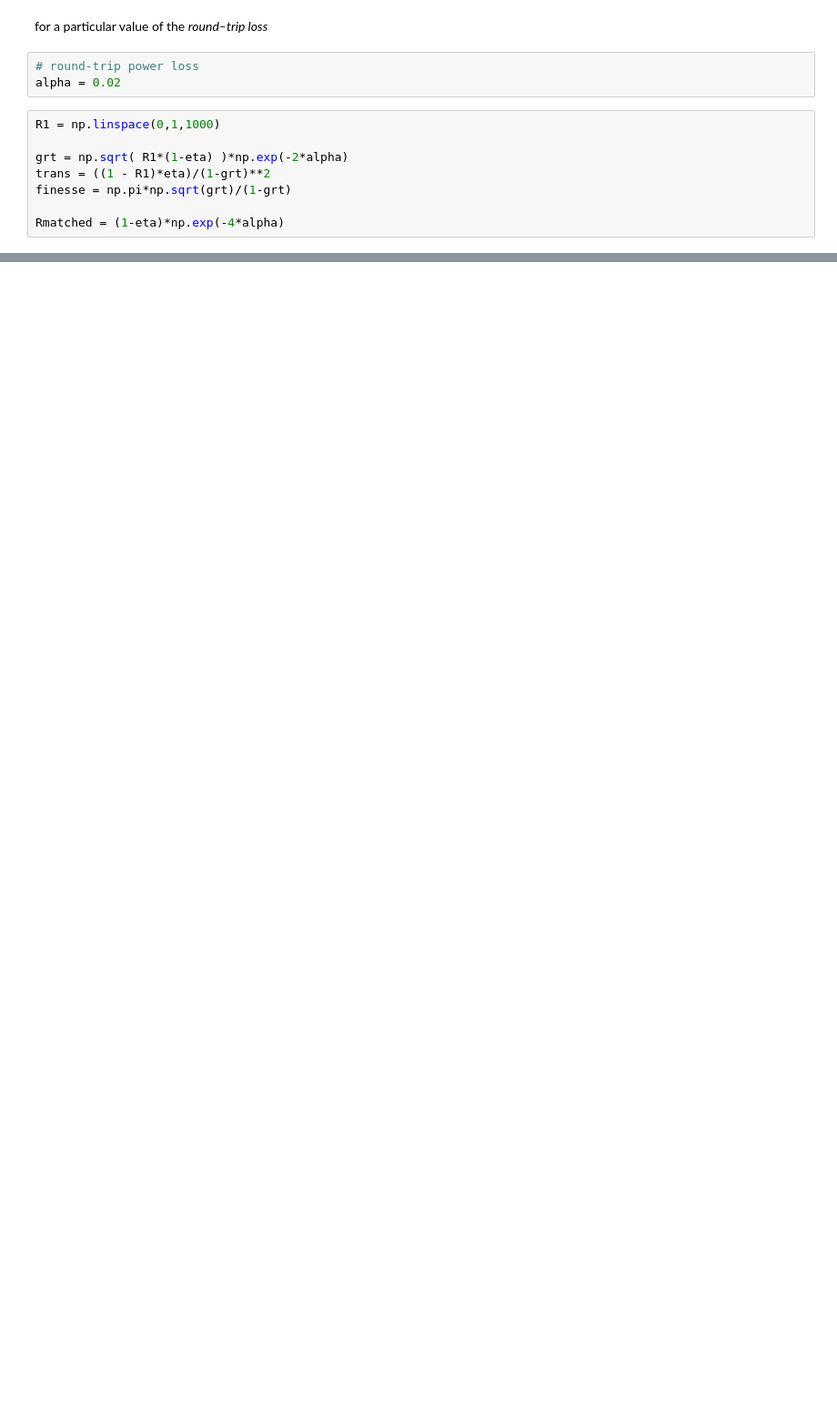
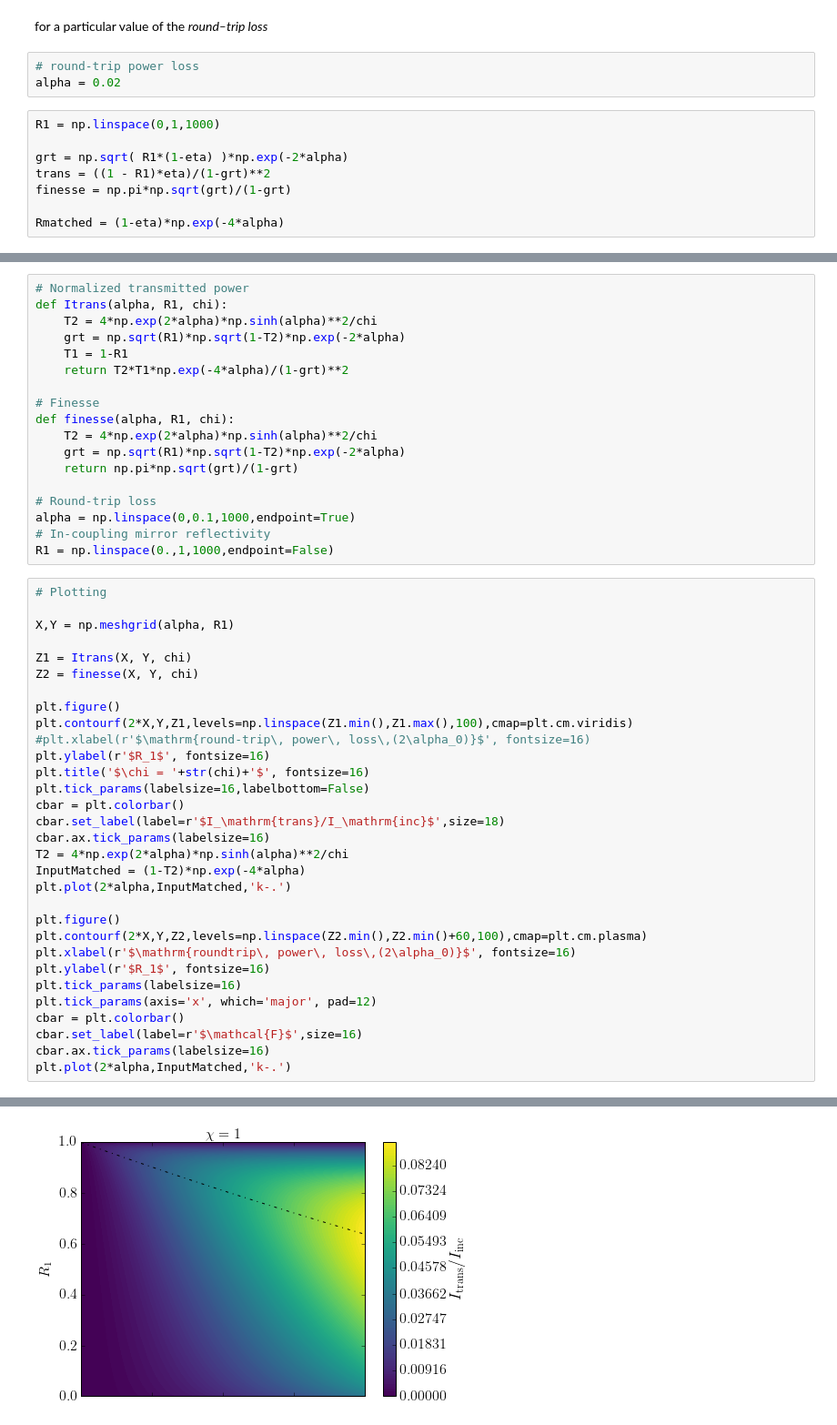
Before and after one commit to sduquemesa/CavityWeizmann, a Jupyter notebook: OpticalCavity.ipynb, the cells around one changed output, grey strips where cells are left out. Shown: that part at 91% size. Saved outputs shown, nothing was run; the diff lists cells and outputs as text; blank space fills up the shorter version.

```diff
--- a/OpticalCavity.ipynb
+++ b/OpticalCavity.ipynb
@@ -239,0 +230,50 @@ finesse_m = np.pi*np.sqrt(grt_m)/(1-grt_m)
+# %%
+# Normalized transmitted power
+def Itrans(alpha, R1, chi):
+    T2 = 4*np.exp(2*alpha)*np.sinh(alpha)**2/chi
+    grt = np.sqrt(R1)*np.sqrt(1-T2)*np.exp(-2*alpha)
+    T1 = 1-R1
+    return T2*T1*np.exp(-4*alpha)/(1-grt)**2
+
+# Finesse
+def finesse(alpha, R1, chi):
+    T2 = 4*np.exp(2*alpha)*np.sinh(alpha)**2/chi
+    grt = np.sqrt(R1)*np.sqrt(1-T2)*np.exp(-2*alpha)
+    return np.pi*np.sqrt(grt)/(1-grt)
+
+# Round-trip loss
+alpha = np.linspace(0,0.1,1000,endpoint=True)
+# In-coupling mirror reflectivity
+R1 = np.linspace(0.,1,1000,endpoint=False)
+# %%
+# Plotting
+
+X,Y = np.meshgrid(alpha, R1)
+
+Z1 = Itrans(X, Y, chi)
+Z2 = finesse(X, Y, chi)
+
+plt.figure()
+plt.contourf(2*X,Y,Z1,levels=np.linspace(Z1.min(),Z1.max(),100),cmap=plt.cm.viridis)
+#plt.xlabel(r'$\mathrm{round-trip\, power\, loss\,(2\alpha_0)}$', fontsize=16)
+plt.ylabel(r'$R_1$', fontsize=16)
+plt.title('$\chi = '+str(chi)+'$', fontsize=16)
+plt.tick_params(labelsize=16,labelbottom=False)
+cbar = plt.colorbar()
+cbar.set_label(label=r'$I_\mathrm{trans}/I_\mathrm{inc}$',size=18)
+cbar.ax.tick_params(labelsize=16)
+T2 = 4*np.exp(2*alpha)*np.sinh(alpha)**2/chi
+InputMatched = (1-T2)*np.exp(-4*alpha)
+plt.plot(2*alpha,InputMatched,'k-.')
+
+plt.figure()
+plt.contourf(2*X,Y,Z2,levels=np.linspace(Z2.min(),Z2.min()+60,100),cmap=plt.cm.plasma)
+plt.xlabel(r'$\mathrm{roundtrip\, power\, loss\,(2\alpha_0)}$', fontsize=16)
+plt.ylabel(r'$R_1$', fontsize=16)
+plt.tick_params(labelsize=16)
+plt.tick_params(axis='x', which='major', pad=12)
+cbar = plt.colorbar()
+cbar.set_label(label=r'$\mathcal{F}$',size=16)
+cbar.ax.tick_params(labelsize=16)
+plt.plot(2*alpha,InputMatched,'k-.')
+# %% [output]
@@ -239,0 +281 @@ finesse_m = np.pi*np.sqrt(grt_m)/(1-grt_m)
+[figure, added]
```
Also changed, not shown: parts of 15 cells of this notebook.
